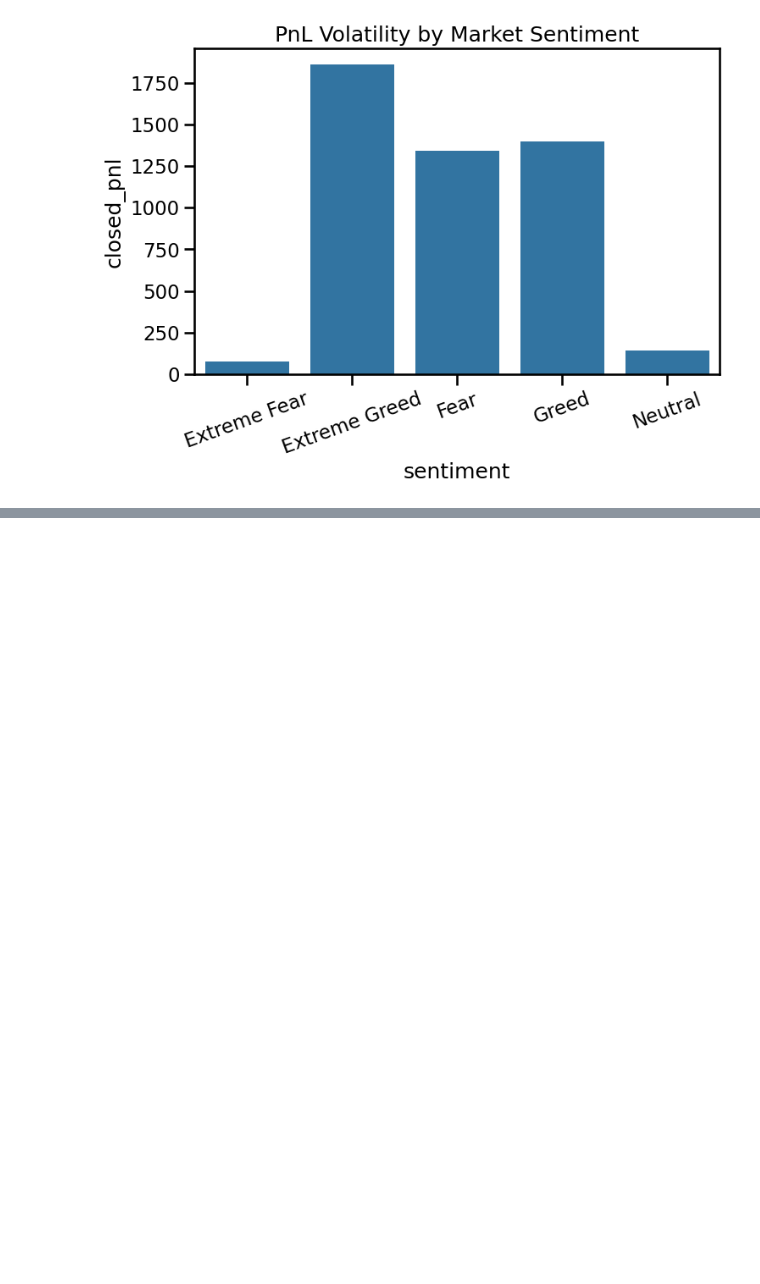
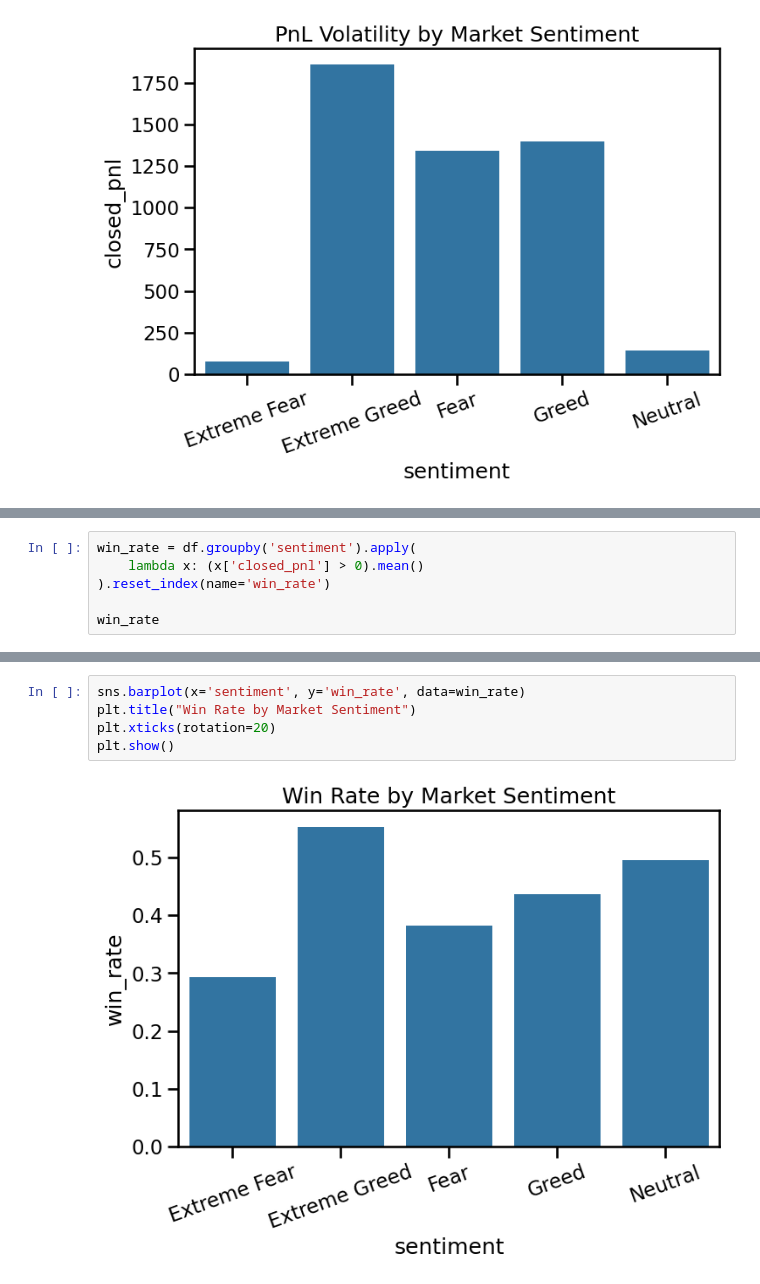
Before and after one commit to karthigaD-hub/right-to-justice, a Jupyter notebook: dataclean_analysis/data_cleaning.ipynb, the cells around one changed output, grey strips where cells are left out. Saved outputs shown, nothing was run; the diff lists cells and outputs as text; blank space fills up the shorter version.

```diff
--- a/dataclean_analysis/data_cleaning.ipynb
+++ b/dataclean_analysis/data_cleaning.ipynb
@@ -171,0 +192,6 @@ OSError: Cannot save file into a non-existent directory: 'D:\projects\trader-beh
+# %%
+win_rate = df.groupby('sentiment').apply(
+    lambda x: (x['closed_pnl'] > 0).mean()
+).reset_index(name='win_rate')
+
+win_rate
@@ -171,0 +205,7 @@ OSError: Cannot save file into a non-existent directory: 'D:\projects\trader-beh
+# %%
+sns.barplot(x='sentiment', y='win_rate', data=win_rate)
+plt.title("Win Rate by Market Sentiment")
+plt.xticks(rotation=20)
+plt.show()
+# %% [output]
+[figure, added]
```
Also changed, not shown: parts of 5 cells of this notebook.
